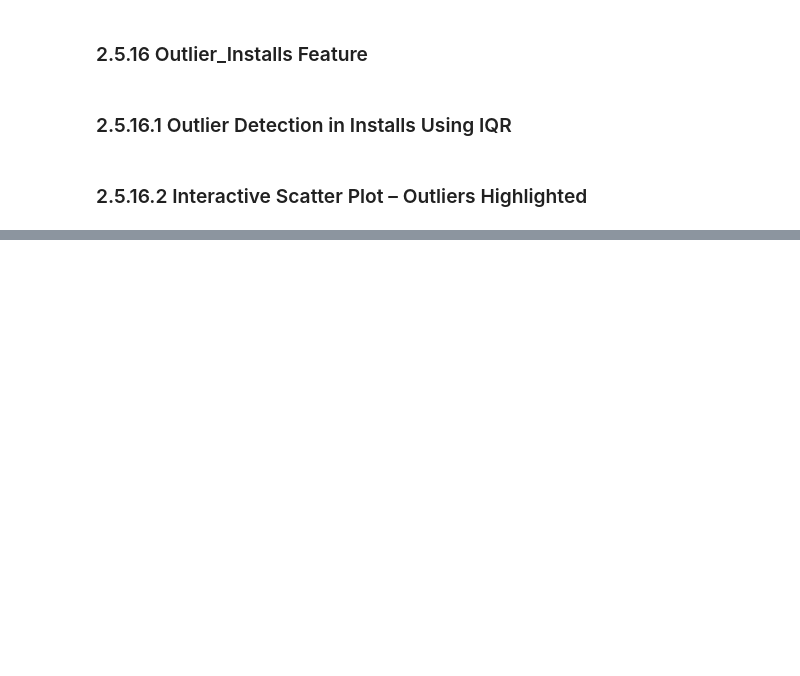
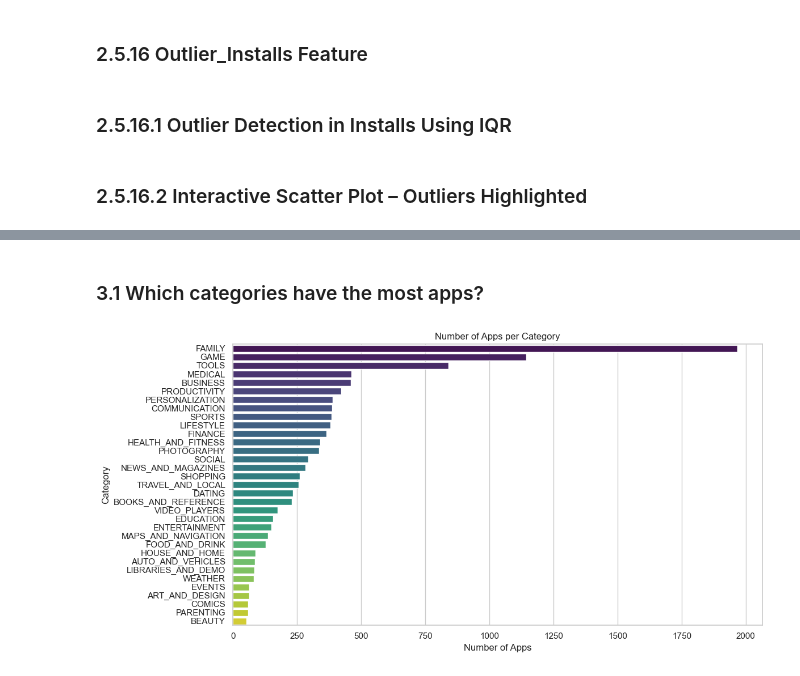
Before and after one commit to ejazurrehman/EDA_Google_Play_Store_App, a Jupyter notebook: eda_google_playstore_app.ipynb, the cells around one changed output, grey strips where cells are left out. Saved outputs shown, nothing was run; the diff lists cells and outputs as text; code cells hidden in the pictures; blank space fills up the shorter version.

Commit message:
updated with data insights and visualizations.

```diff
--- a/eda_google_playstore_app.ipynb
+++ b/eda_google_playstore_app.ipynb
@@ -1670,0 +1722,13 @@ fig.show()
+# %% [markdown]
+### 3.1 Which categories have the most apps?
+# %%
+plt.figure(figsize=(12,6))
+category_counts = df['Category'].value_counts().sort_values(ascending=False)
+sns.barplot(x=category_counts.values, y=category_counts.index, palette='viridis')
+plt.title('Number of Apps per Category')
+plt.xlabel('Number of Apps')
+plt.ylabel('Category')
+plt.tight_layout()
+plt.show()
+# %% [output]
+[figure, added]
```
Also changed, not shown: parts of 36 cells of this notebook.
